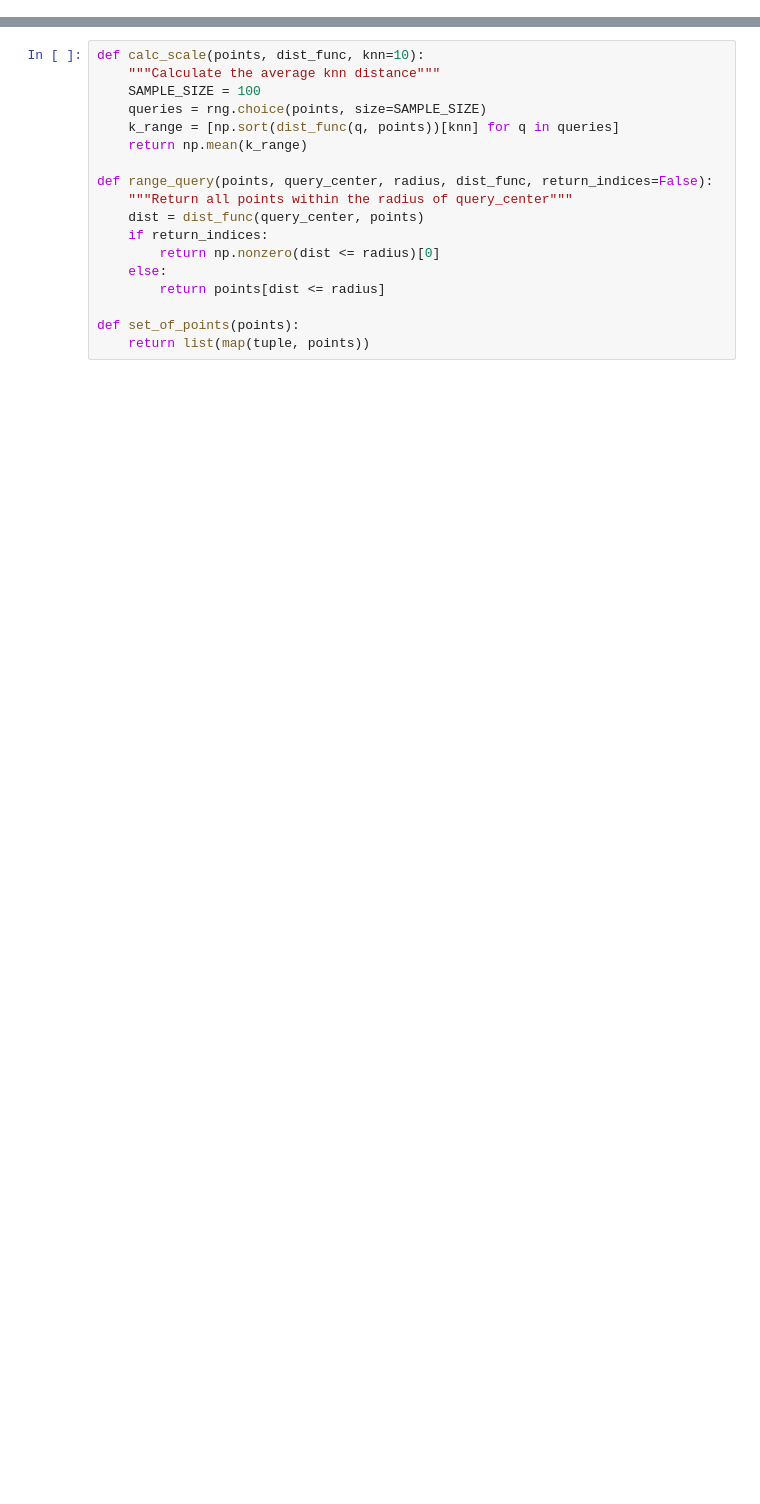
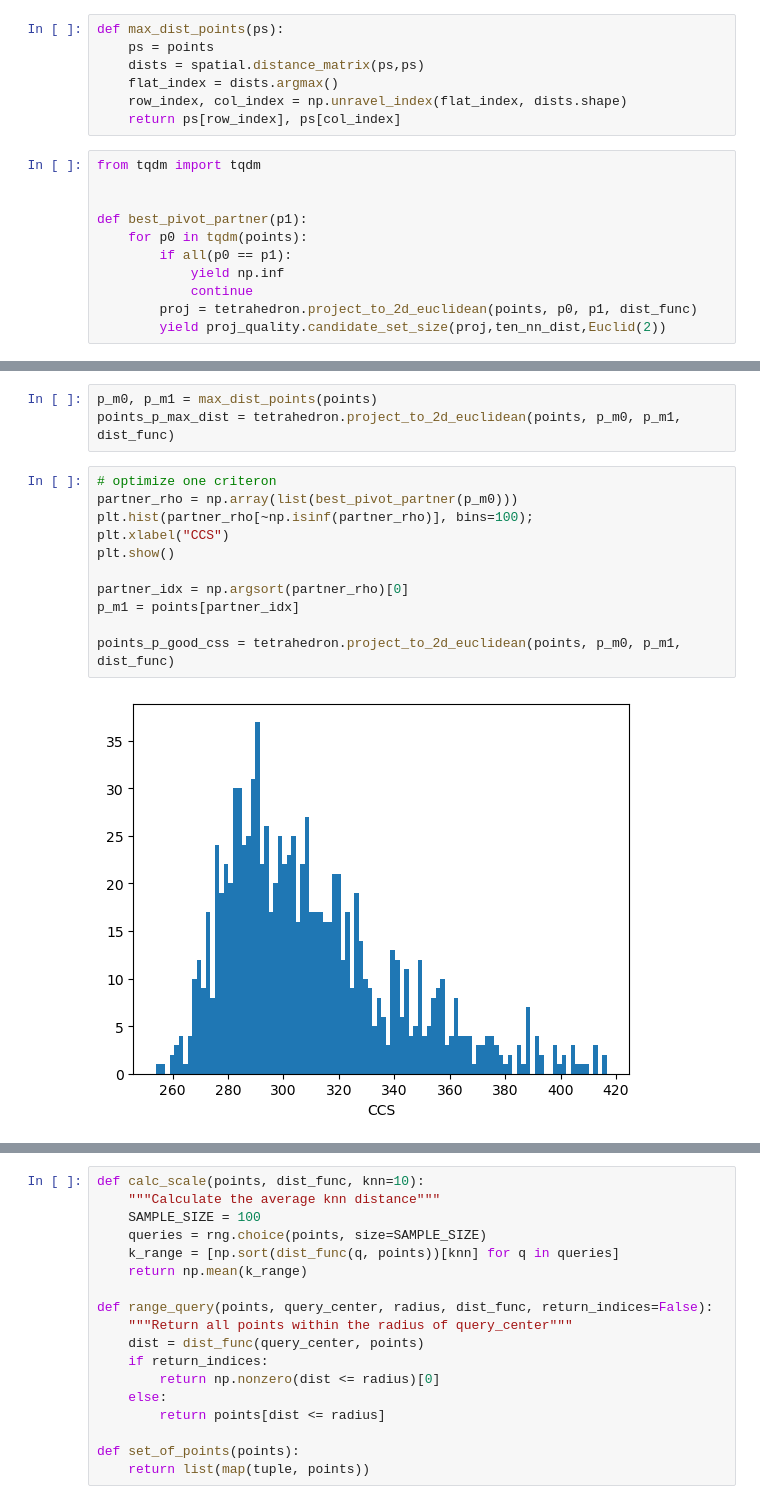
Before and after one commit to DimensionalScoop/metric_spaces, a Jupyter notebook: maths/tetrahedron/project_to_2d.ipynb, the cells around one changed output, grey strips where cells are left out. Drawn from its saved outputs; the diff is of its cells as text; blank space fills up the shorter version.

```diff
--- a/maths/tetrahedron/project_to_2d.ipynb
+++ b/maths/tetrahedron/project_to_2d.ipynb
@@ -21,3 +16,21 @@ assert False, "The projection is buggy! The lower bounds extracted from the proj
+# %%
+def max_dist_points(ps):
+    ps = points
+    dists = spatial.distance_matrix(ps,ps)
+    flat_index = dists.argmax()
+    row_index, col_index = np.unravel_index(flat_index, dists.shape)
+    return ps[row_index], ps[col_index]
+# %%
+from tqdm import tqdm
+
+
+def best_pivot_partner(p1):
+    for p0 in tqdm(points):
+        if all(p0 == p1):
+            yield np.inf
+            continue
+        proj = tetrahedron.project_to_2d_euclidean(points, p0, p1, dist_func)
+        yield proj_quality.candidate_set_size(proj,ten_nn_dist,Euclid(2))
 # %%
 # simulate triangles
 rng = np.random.default_rng()
@@ -31,3 +46,19 @@ points = rng.integers(-37,38, size=[n_samples, dim])
 #p0, p1 = np.array([-30]*dim).T, np.array([30]*dim).T
 p0, p1 = points[0], points[1]
 points_p = tetrahedron.project_to_2d_euclidean(points, p0, p1, dist_func)
+# %%
+p_m0, p_m1 = max_dist_points(points)
+points_p_max_dist = tetrahedron.project_to_2d_euclidean(points, p_m0, p_m1, dist_func)
+# %%
+# optimize one criteron
+partner_rho = np.array(list(best_pivot_partner(p_m0)))
+plt.hist(partner_rho[~np.isinf(partner_rho)], bins=100);
+plt.xlabel("CCS")
+plt.show()
+
+partner_idx = np.argsort(partner_rho)[0]
+p_m1 = points[partner_idx]
+
+points_p_good_css = tetrahedron.project_to_2d_euclidean(points, p_m0, p_m1, dist_func)
+# %% [output]
+[figure, added]
```
Also changed, not shown: parts of 23 cells of this notebook, 2 other files.
